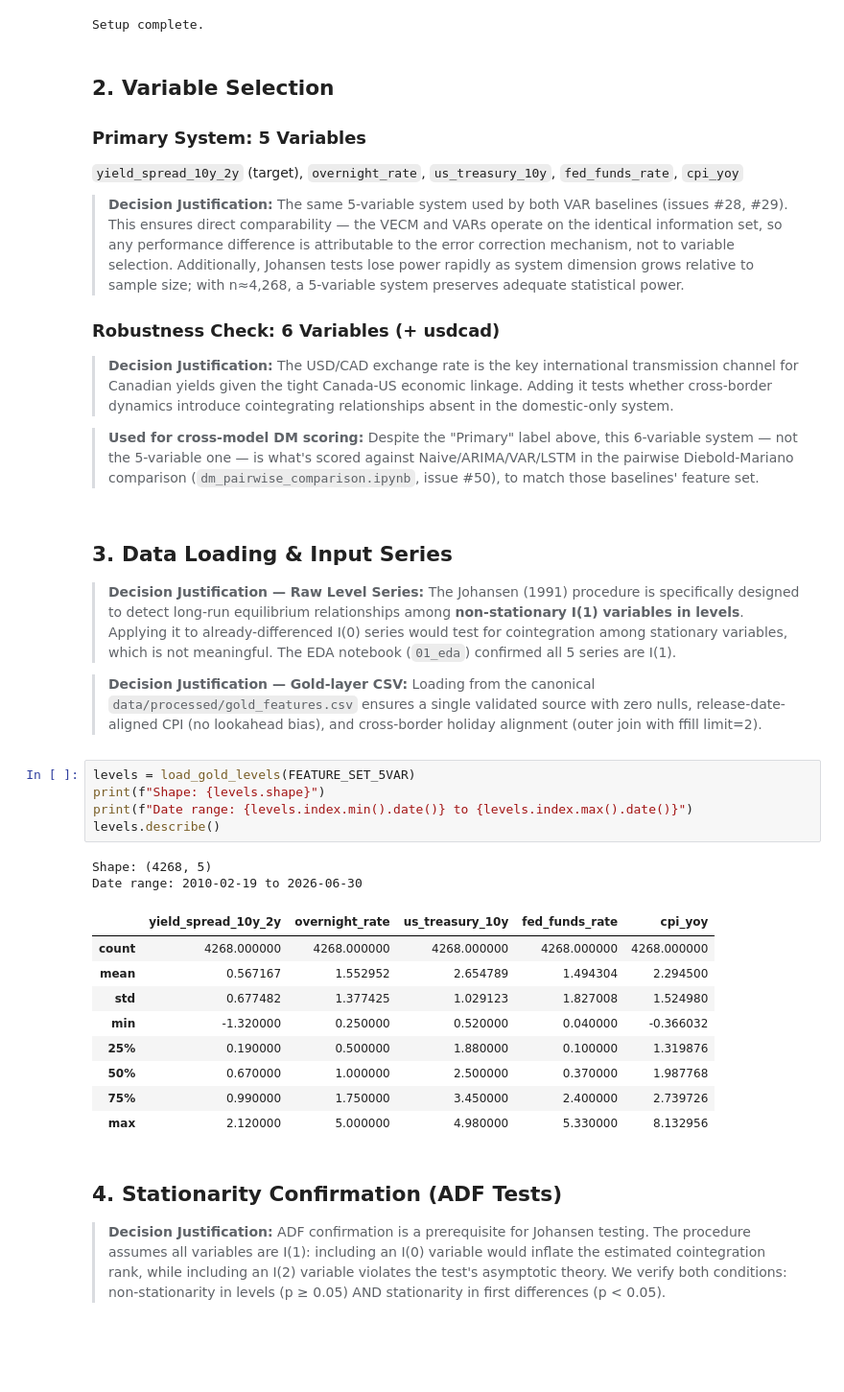
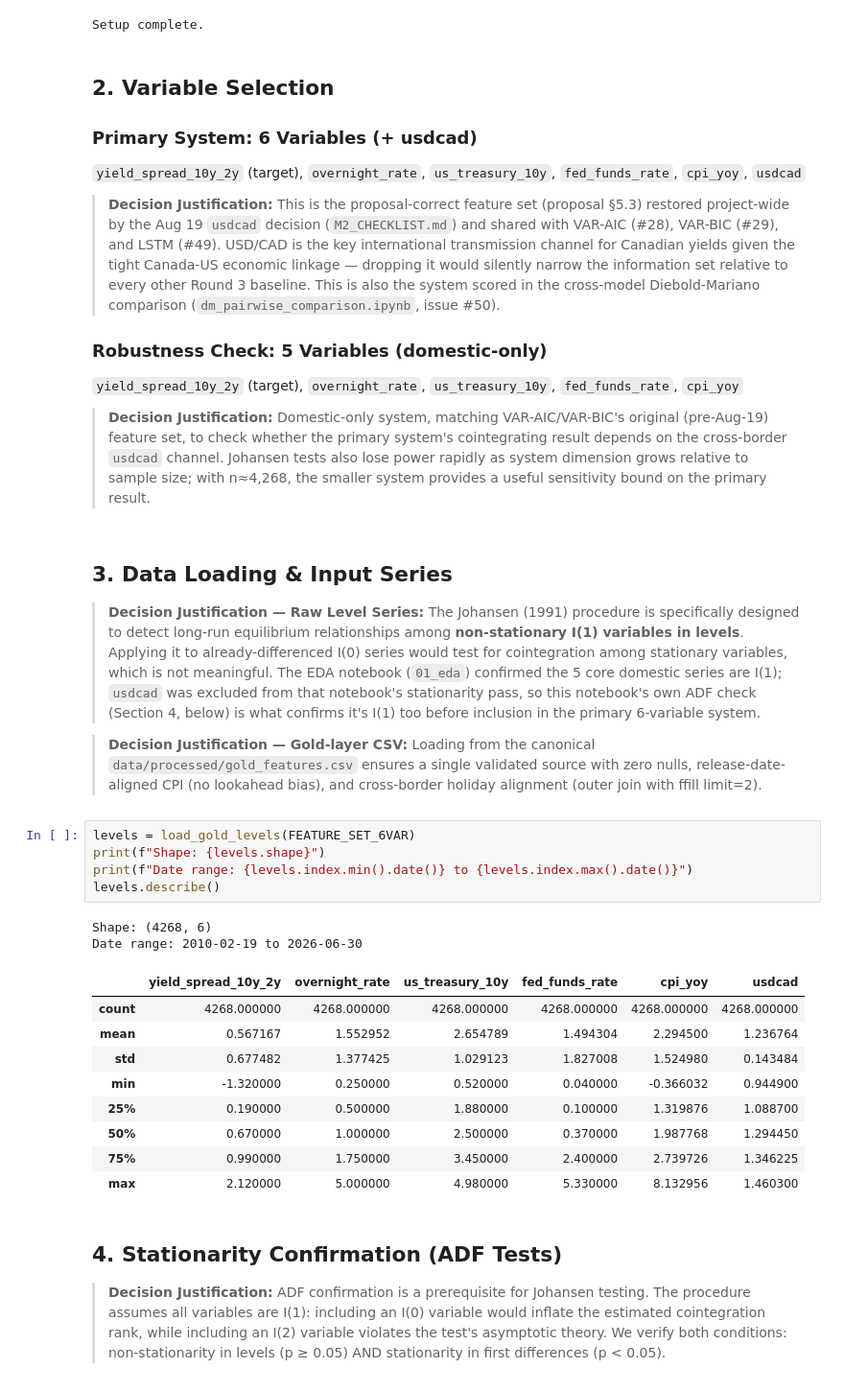
Before and after one commit to nholguinrh/DAMO-699-Capstone-project-GRP5, a Jupyter notebook: notebooks/03_models/johansen_vecm.ipynb, the cells around one changed output. Shown at 96% size. Saved outputs shown, nothing was run; the diff lists cells and outputs as text; blank space fills up the shorter version.

```diff
--- a/notebooks/03_models/johansen_vecm.ipynb
+++ b/notebooks/03_models/johansen_vecm.ipynb
@@ -41,39 +41,38 @@ Setup complete.
 # %% [markdown]
 ## 2. Variable Selection
 
-### Primary System: 5 Variables
+### Primary System: 6 Variables (+ usdcad)
+`yield_spread_10y_2y` (target), `overnight_rate`, `us_treasury_10y`, `fed_funds_rate`, `cpi_yoy`, `usdcad`
+
+> **Decision Justification:** This is the proposal-correct feature set (proposal §5.3) restored project-wide by the Aug 19 `usdcad` decision (`M2_CHECKLIST.md`) and shared with VAR-AIC (#28), VAR-BIC (#29), and LSTM (#49). USD/CAD is the key international transmission channel for Canadian yields given the tight Canada-US economic linkage — dropping it would silently narrow the information set relative to every other Round 3 baseline. This is also the system scored in the cross-model Diebold-Mariano comparison (`dm_pairwise_comparison.ipynb`, issue #50).
+
+### Robustness Check: 5 Variables (domestic-only)
 `yield_spread_10y_2y` (target), `overnight_rate`, `us_treasury_10y`, `fed_funds_rate`, `cpi_yoy`
 
-> **Decision Justification:** The same 5-variable system used by both VAR baselines (issues #28, #29). This ensures direct comparability — the VECM and VARs operate on the identical information set, so any performance difference is attributable to the error correction mechanism, not to variable selection. Additionally, Johansen tests lose power rapidly as system dimension grows relative to sample size; with n≈4,268, a 5-variable system preserves adequate statistical power.
-
-### Robustness Check: 6 Variables (+ usdcad)
-
-> **Decision Justification:** The USD/CAD exchange rate is the key international transmission channel for Canadian yields given the tight Canada-US economic linkage. Adding it tests whether cross-border dynamics introduce cointegrating relationships absent in the domestic-only system.
-
-> **Used for cross-model DM scoring:** Despite the "Primary" label above, this 6-variable system — not the 5-variable one — is what's scored against Naive/ARIMA/VAR/LSTM in the pairwise Diebold-Mariano comparison (`dm_pairwise_comparison.ipynb`, issue #50), to match those baselines' feature set.
+> **Decision Justification:** Domestic-only system, matching VAR-AIC/VAR-BIC's original (pre-Aug-19) feature set, to check whether the primary system's cointegrating result depends on the cross-border `usdcad` channel. Johansen tests also lose power rapidly as system dimension grows relative to sample size; with n≈4,268, the smaller system provides a useful sensitivity bound on the primary result.
 # %% [markdown]
 ## 3. Data Loading & Input Series
 
-> **Decision Justification — Raw Level Series:** The Johansen (1991) procedure is specifically designed to detect long-run equilibrium relationships among **non-stationary I(1) variables in levels**. Applying it to already-differenced I(0) series would test for cointegration among stationary variables, which is not meaningful. The EDA notebook (`01_eda`) confirmed all 5 series are I(1).
+> **Decision Justification — Raw Level Series:** The Johansen (1991) procedure is specifically designed to detect long-run equilibrium relationships among **non-stationary I(1) variables in levels**. Applying it to already-differenced I(0) series would test for cointegration among stationary variables, which is not meaningful. The EDA notebook (`01_eda`) confirmed the 5 core domestic series are I(1); `usdcad` was excluded from that notebook's stationarity pass, so this notebook's own ADF check (Section 4, below) is what confirms it's I(1) too before inclusion in the primary 6-variable system.
 
 > **Decision Justification — Gold-layer CSV:** Loading from the canonical `data/processed/gold_features.csv` ensures a single validated source with zero nulls, release-date-aligned CPI (no lookahead bias), and cross-border holiday alignment (outer join with ffill limit=2).
 # %%
-levels = load_gold_levels(FEATURE_SET_5VAR)
+levels = load_gold_levels(FEATURE_SET_6VAR)
 print(f"Shape: {levels.shape}")
 print(f"Date range: {levels.index.min().date()} to {levels.index.max().date()}")
 levels.describe()
 # %% [output]
-Shape: (4268, 5)
+Shape: (4268, 6)
 Date range: 2010-02-19 to 2026-06-30
-|  | yield_spread_10y_2y | overnight_rate | us_treasury_10y | fed_funds_rate | cpi_yoy |
-| count | 4268.000000 | 4268.000000 | 4268.000000 | 4268.000000 | 4268.000000 |
-| mean | 0.567167 | 1.552952 | 2.654789 | 1.494304 | 2.294500 |
-| std | 0.677482 | 1.377425 | 1.029123 | 1.827008 | 1.524980 |
-| min | -1.320000 | 0.250000 | 0.520000 | 0.040000 | -0.366032 |
-| 25% | 0.190000 | 0.500000 | 1.880000 | 0.100000 | 1.319876 |
-| 50% | 0.670000 | 1.000000 | 2.500000 | 0.370000 | 1.987768 |
-| 75% | 0.990000 | 1.750000 | 3.450000 | 2.400000 | 2.739726 |
-| max | 2.120000 | 5.000000 | 4.980000 | 5.330000 | 8.132956 |
+|  | yield_spread_10y_2y | overnight_rate | us_treasury_10y | fed_funds_rate | cpi_yoy | usdcad |
+| count | 4268.000000 | 4268.000000 | 4268.000000 | 4268.000000 | 4268.000000 | 4268.000000 |
+| mean | 0.567167 | 1.552952 | 2.654789 | 1.494304 | 2.294500 | 1.236764 |
+| std | 0.677482 | 1.377425 | 1.029123 | 1.827008 | 1.524980 | 0.143484 |
+| min | -1.320000 | 0.250000 | 0.520000 | 0.040000 | -0.366032 | 0.944900 |
+| 25% | 0.190000 | 0.500000 | 1.880000 | 0.100000 | 1.319876 | 1.088700 |
+| 50% | 0.670000 | 1.000000 | 2.500000 | 0.370000 | 1.987768 | 1.294450 |
+| 75% | 0.990000 | 1.750000 | 3.450000 | 2.400000 | 2.739726 | 1.346225 |
+| max | 2.120000 | 5.000000 | 4.980000 | 5.330000 | 8.132956 | 1.460300 |
 # %% [markdown]
 ## 4. Stationarity Confirmation (ADF Tests)
 
```
Also changed, not shown: parts of 10 cells of this notebook, 3 other files.
